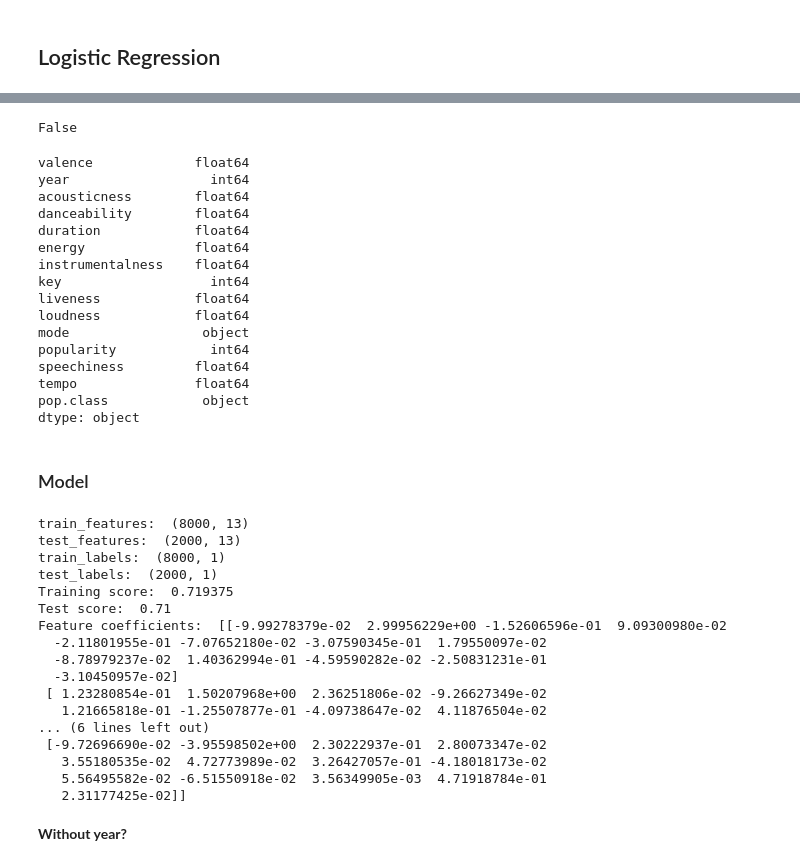
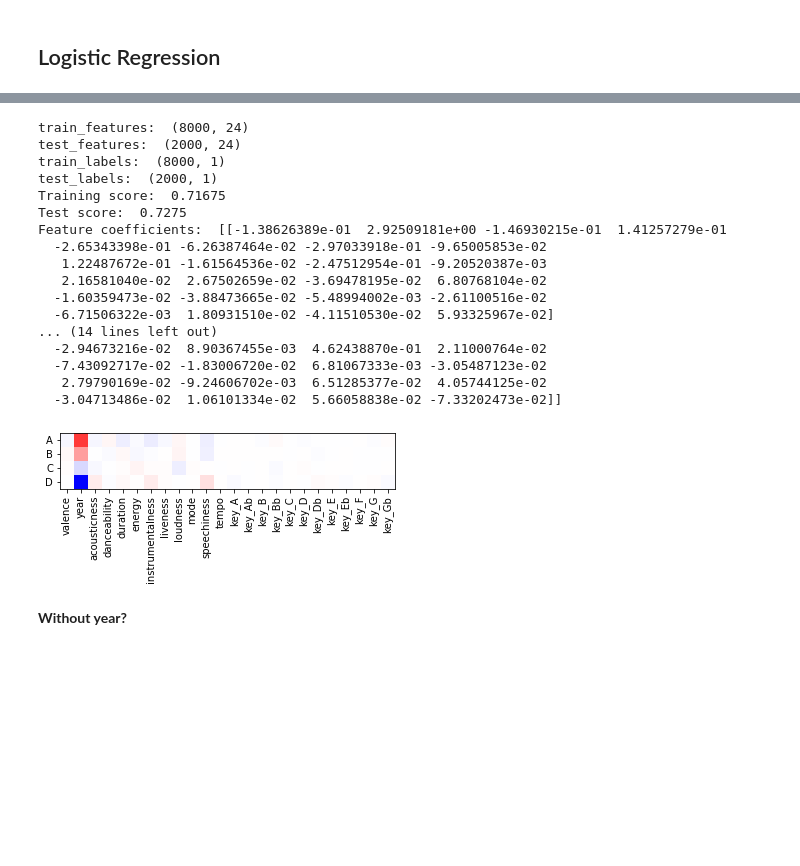
Before and after one commit to A-Stangeland/spotifyMLProject, a Jupyter notebook: Projet version Python.ipynb, the cells around one changed output, grey strips where cells are left out. Cells and saved outputs as stored; diff of their text form; code cells hidden in the pictures; blank space fills up the shorter version.

```diff
--- a/Projet version Python.ipynb
+++ b/Projet version Python.ipynb
@@ -167,31 +183,11 @@ songs.head()
-# %%
-songs['key'].isnull().values.any()
-# %% [output]
-False
-# %%
-print(songs.dtypes)
-# %% [output]
-valence             float64
-year                  int64
-acousticness        float64
-danceability        float64
-duration            float64
-energy              float64
-instrumentalness    float64
-key                   int64
-liveness            float64
-loudness            float64
-mode                 object
-popularity            int64
-speechiness         float64
-tempo               float64
-pop.class            object
-dtype: object
-# %% [markdown]
-### Model
 # %%
-features = songs[["valence", "year", "acousticness", "danceability", "duration", "energy", "instrumentalness", "key", "liveness", "loudness", "mode", "speechiness", "tempo"]]
-pop_class = songs[["pop.class"]]
+#song = pd.read_csv("spotify-extr.txt", delim_whitespace=True)
+#songs = pd.DataFrame(song)
+song_data = pd.get_dummies(songs, columns=["key"])
+
+pred_vars = ["valence", "year", "acousticness", "danceability", "duration", "energy", "instrumentalness", "liveness", "loudness", "mode", "speechiness", "tempo", "key_A", "key_Ab", "key_B", "key_Bb", "key_C", "key_D", "key_Db", "key_E", "key_Eb", "key_F", "key_G", "key_Gb"]
+features = song_data[pred_vars]
+pop_class = song_data[["pop.class"]]
 train_features, test_features, train_labels, test_labels = train_test_split(features, pop_class, test_size=0.2)
 
 print("train_features: ",train_features.shape)
@@ -204,7 +200,7 @@ scaler = StandardScaler()
 train_features = scaler.fit_transform(train_features)
 test_features = scaler.fit_transform(test_features)
 
-model = LogisticRegression()
+model = LogisticRegression(penalty='none')
 model.fit(train_features, train_labels) #Train
 training_score = model.score(train_features, train_labels)
 test_score = model.score(test_features, test_labels)
@@ -213,23 +209,31 @@ print("Training score: ", training_score)
 print("Test score: ", test_score)
 print("Feature coefficients: ",model.coef_)
 # %% [output]
-train_features:  (8000, 13)
-test_features:  (2000, 13)
+train_features:  (8000, 24)
+test_features:  (2000, 24)
 train_labels:  (8000, 1)
 test_labels:  (2000, 1)
-Training score:  0.719375
-Test score:  0.71
-Feature coefficients:  [[-9.99278379e-02  2.99956229e+00 -1.52606596e-01  9.09300980e-02
-  -2.11801955e-01 -7.07652180e-02 -3.07590345e-01  1.79550097e-02
-  -8.78979237e-02  1.40362994e-01 -4.59590282e-02 -2.50831231e-01
-  -3.10450957e-02]
- [ 1.23280854e-01  1.50207968e+00  2.36251806e-02 -9.26627349e-02
-   1.21665818e-01 -1.25507877e-01 -4.09738647e-02  4.11876504e-02
-... (6 lines left out)
- [-9.72696690e-02 -3.95598502e+00  2.30222937e-01  2.80073347e-02
-   3.55180535e-02  4.72773989e-02  3.26427057e-01 -4.18018173e-02
-   5.56495582e-02 -6.51550918e-02  3.56349905e-03  4.71918784e-01
-   2.31177425e-02]]
+Training score:  0.71675
+Test score:  0.7275
+Feature coefficients:  [[-1.38626389e-01  2.92509181e+00 -1.46930215e-01  1.41257279e-01
+  -2.65343398e-01 -6.26387464e-02 -2.97033918e-01 -9.65005853e-02
+   1.22487672e-01 -1.61564536e-02 -2.47512954e-01 -9.20520387e-03
+   2.16581040e-02  2.67502659e-02 -3.69478195e-02  6.80768104e-02
+  -1.60359473e-02 -3.88473665e-02 -5.48994002e-03 -2.61100516e-02
+  -6.71506322e-03  1.80931510e-02 -4.11510530e-02  5.93325967e-02]
+... (14 lines left out)
+  -2.94673216e-02  8.90367455e-03  4.62438870e-01  2.11000764e-02
+  -7.43092717e-02 -1.83006720e-02  6.81067333e-03 -3.05487123e-02
+   2.79790169e-02 -9.24606702e-03  6.51285377e-02  4.05744125e-02
+  -3.04713486e-02  1.06101334e-02  5.66058838e-02 -7.33202473e-02]]
+# %%
+vlim = np.max(np.abs(model.coef_))
+plt.imshow(model.coef_, cmap='bwr', vmin=-vlim, vmax=vlim)
+plt.xticks(list(range(len(pred_vars))), labels=pred_vars, rotation=90)
+plt.yticks([0,1,2,3], labels=model.classes_)
+plt.show()
+# %% [output]
+[figure, added]
 # %% [markdown]
 **Without year?**
 # %%
```
Also changed, not shown: parts of 25 cells of this notebook.
